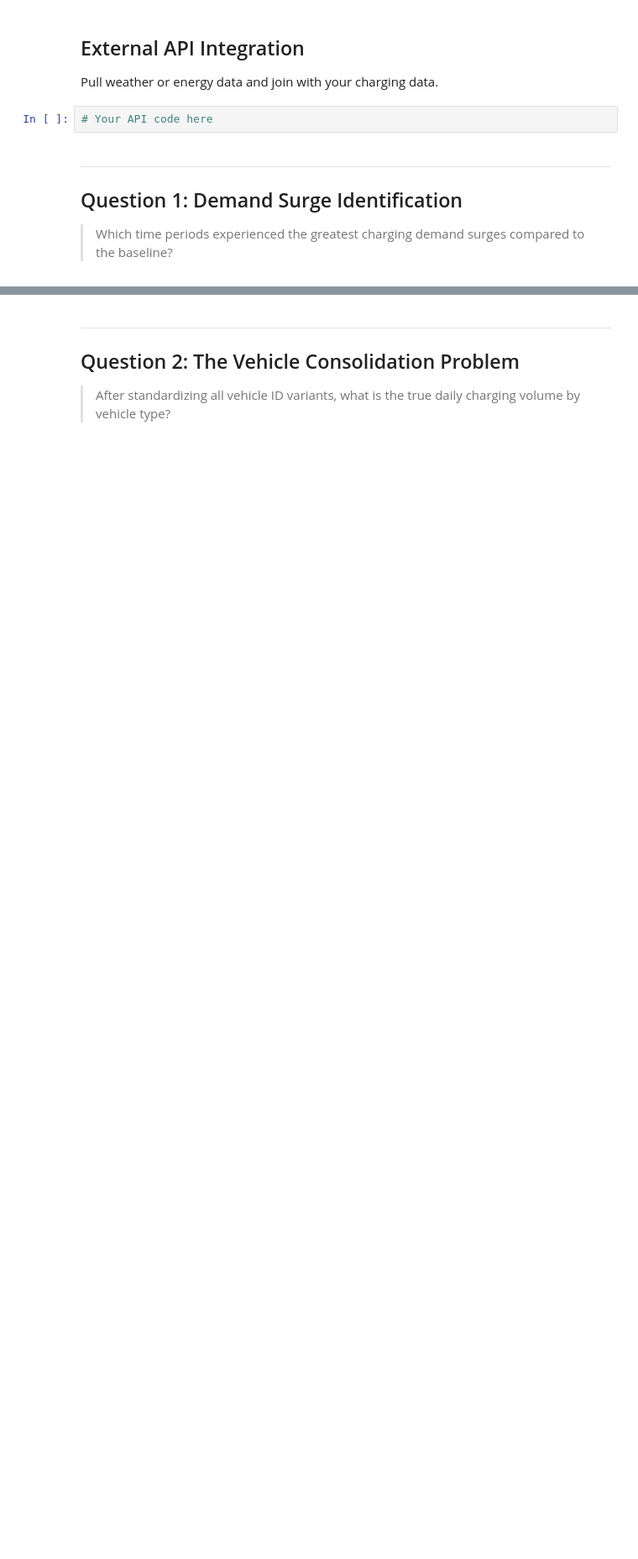
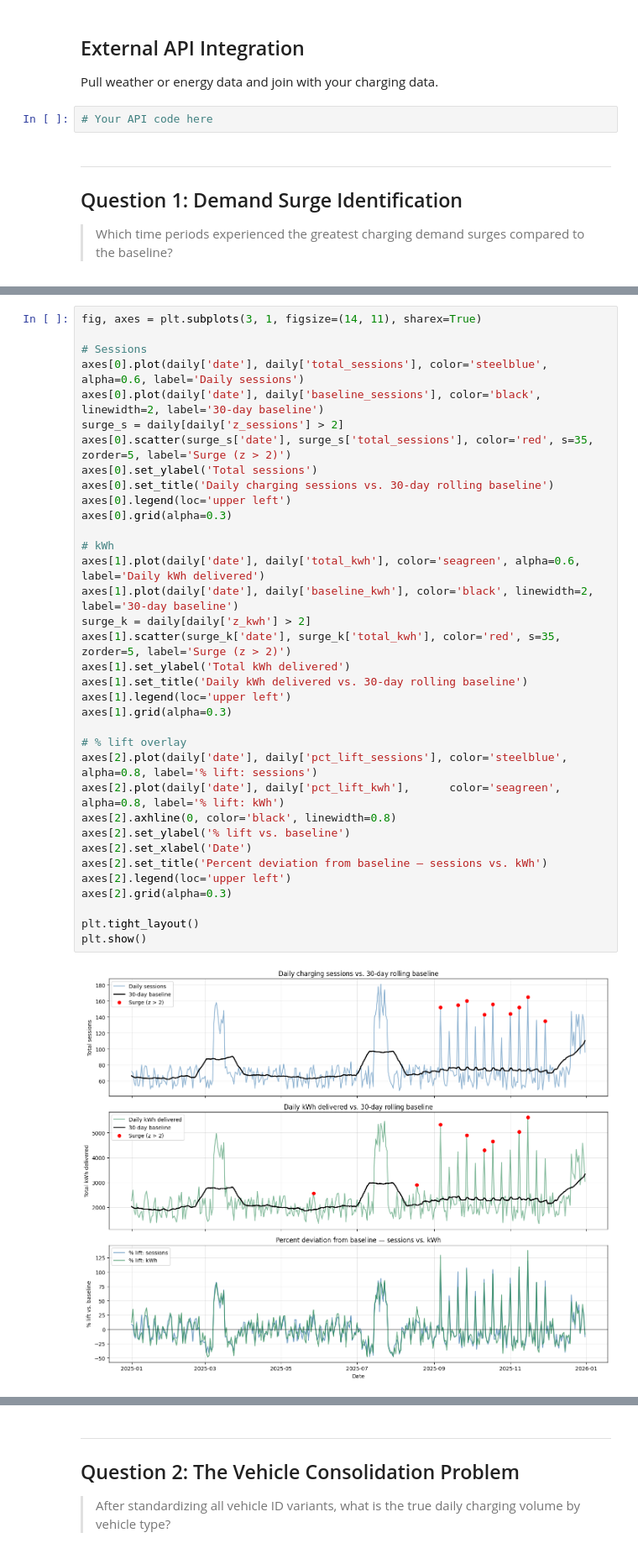
Before and after one commit to natekim416/DS2002-Kim, a Jupyter notebook: capstone/capstone-project.ipynb, the cells around one changed output, grey strips where cells are left out. Shown at 84% size. Cells and saved outputs as stored; diff of their text form; blank space fills up the shorter version.

```diff
--- a/capstone/capstone-project.ipynb
+++ b/capstone/capstone-project.ipynb
@@ -303 +377,38 @@ Pull weather or energy data and join with your charging data.
+# %%
+fig, axes = plt.subplots(3, 1, figsize=(14, 11), sharex=True)
+
+# Sessions
+axes[0].plot(daily['date'], daily['total_sessions'], color='steelblue', alpha=0.6, label='Daily sessions')
+axes[0].plot(daily['date'], daily['baseline_sessions'], color='black', linewidth=2, label='30-day baseline')
+surge_s = daily[daily['z_sessions'] > 2]
+axes[0].scatter(surge_s['date'], surge_s['total_sessions'], color='red', s=35, zorder=5, label='Surge (z > 2)')
+axes[0].set_ylabel('Total sessions')
+axes[0].set_title('Daily charging sessions vs. 30-day rolling baseline')
+axes[0].legend(loc='upper left')
+axes[0].grid(alpha=0.3)
+
+# kWh
+axes[1].plot(daily['date'], daily['total_kwh'], color='seagreen', alpha=0.6, label='Daily kWh delivered')
+axes[1].plot(daily['date'], daily['baseline_kwh'], color='black', linewidth=2, label='30-day baseline')
+surge_k = daily[daily['z_kwh'] > 2]
+axes[1].scatter(surge_k['date'], surge_k['total_kwh'], color='red', s=35, zorder=5, label='Surge (z > 2)')
+axes[1].set_ylabel('Total kWh delivered')
+axes[1].set_title('Daily kWh delivered vs. 30-day rolling baseline')
+axes[1].legend(loc='upper left')
+axes[1].grid(alpha=0.3)
+
+# % lift overlay
+axes[2].plot(daily['date'], daily['pct_lift_sessions'], color='steelblue', alpha=0.8, label='% lift: sessions')
+axes[2].plot(daily['date'], daily['pct_lift_kwh'],      color='seagreen',  alpha=0.8, label='% lift: kWh')
+axes[2].axhline(0, color='black', linewidth=0.8)
+axes[2].set_ylabel('% lift vs. baseline')
+axes[2].set_xlabel('Date')
+axes[2].set_title('Percent deviation from baseline — sessions vs. kWh')
+axes[2].legend(loc='upper left')
+axes[2].grid(alpha=0.3)
+
+plt.tight_layout()
+plt.show()
+# %% [output]
+[figure, added]
 # %% [markdown]
```
Also changed, not shown: parts of 7 cells of this notebook.
